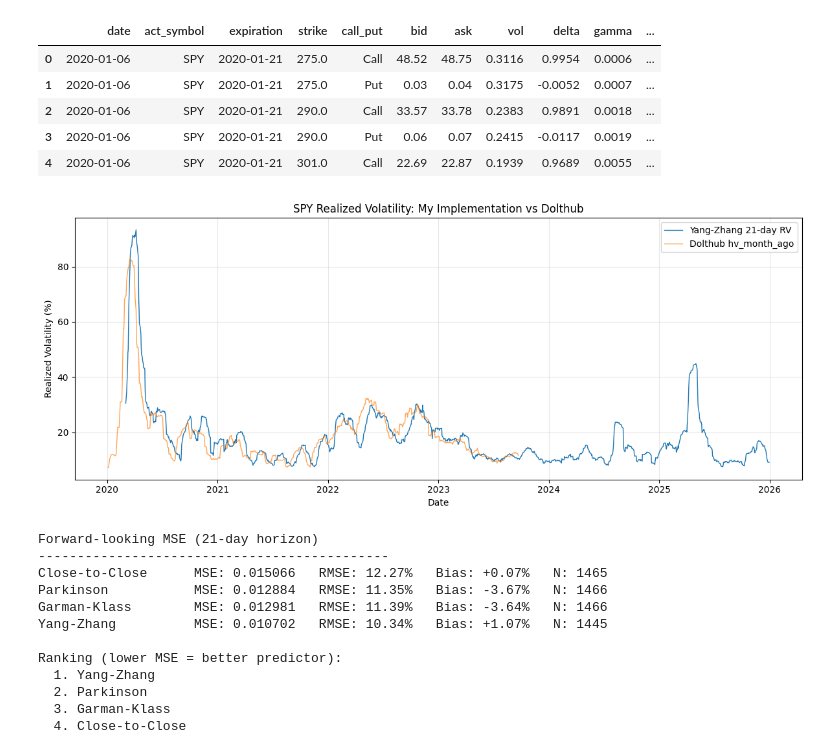
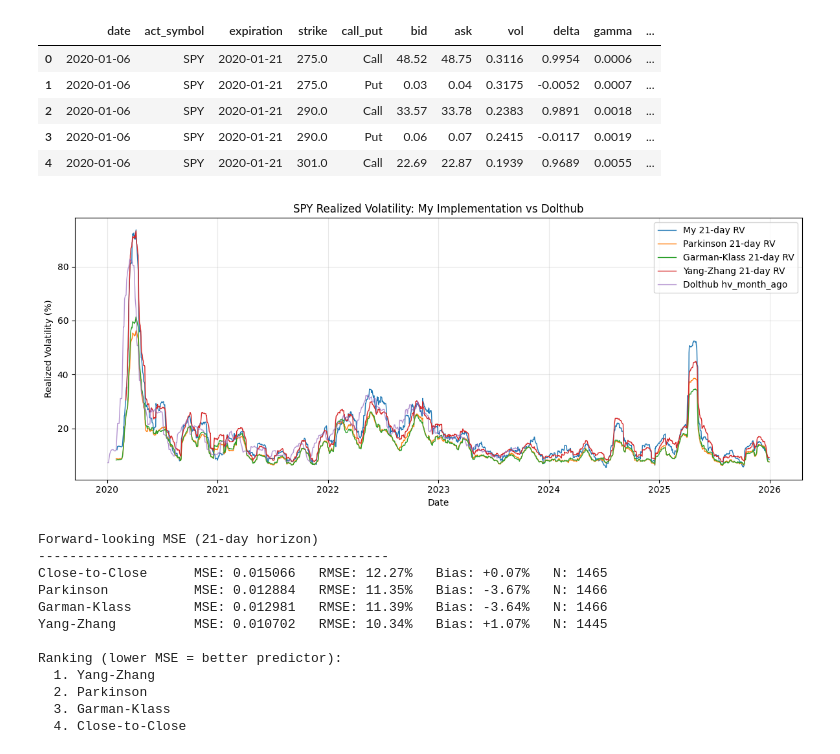
Before and after one commit to ElanPodo/volatility_surface_signals, a Jupyter notebook: notebooks/01_data_exploration.ipynb, the cells around one changed output. Saved outputs shown, nothing was run; the diff lists cells and outputs as text; code cells hidden in the pictures.

Commit message:
Include all estimators in notebook plot

```diff
--- a/notebooks/01_data_exploration.ipynb
+++ b/notebooks/01_data_exploration.ipynb
@@ -77,34 +77,34 @@ merged.head()
 # %%
 from src.rv_estimators import close_to_close_rv, parkinson_rv, garman_klass_rv, yang_zhang_rv
 
 PROJECT_ROOT = Path.cwd().parent if Path.cwd().name == "notebooks" else Path.cwd()
 DATA_DIR = PROJECT_ROOT / "data"
 
 sp = pd.read_parquet(DATA_DIR / "spy_prices.parquet")
 vh = pd.read_parquet(DATA_DIR / "spy_volatility_history.parquet")
 
 rv_21 = close_to_close_rv(sp["Close"], window=21)
 park_rv_21 = parkinson_rv(sp['High'], sp['Low'], window=21)
 klass_rv_21 = garman_klass_rv(sp['High'], sp['Low'], sp['Open'], sp['Close'], window=21)
 yang_zhang_rv_21 = yang_zhang_rv(sp['High'], sp['Low'], sp['Open'], sp['Close'], window=21)
 
 vh = vh.set_index("date").sort_index()
 
 fig, ax = plt.subplots(figsize=(12, 5))
-#ax.plot(rv_21.index, rv_21 * 100, linewidth=1, label="My 21-day RV")
-#ax.plot(park_rv_21.index, park_rv_21 * 100, linewidth=1, label="Parkinson 21-day RV")
-#ax.plot(klass_rv_21.index, klass_rv_21 * 100, linewidth=1, label="Garman-Klass 21-day RV")
+ax.plot(rv_21.index, rv_21 * 100, linewidth=1, label="My 21-day RV")
+ax.plot(park_rv_21.index, park_rv_21 * 100, linewidth=1, label="Parkinson 21-day RV")
+ax.plot(klass_rv_21.index, klass_rv_21 * 100, linewidth=1, label="Garman-Klass 21-day RV")
 ax.plot(yang_zhang_rv_21.index, yang_zhang_rv_21 * 100, linewidth=1, label="Yang-Zhang 21-day RV")
 ax.plot(vh.index, vh["hv_month_ago"].shift(-21) * 100, linewidth=1, label="Dolthub hv_month_ago", alpha=0.7)
 ax.set_title("SPY Realized Volatility: My Implementation vs Dolthub")
 ax.set_xlabel("Date")
 ax.set_ylabel("Realized Volatility (%)")
 ax.grid(True, alpha=0.3)
 ax.legend()
 plt.tight_layout()
 plt.show()
 # %% [output]
-[figure, old version]
+[figure, new version]
 # %%
 import numpy as np
 import pandas as pd
```
